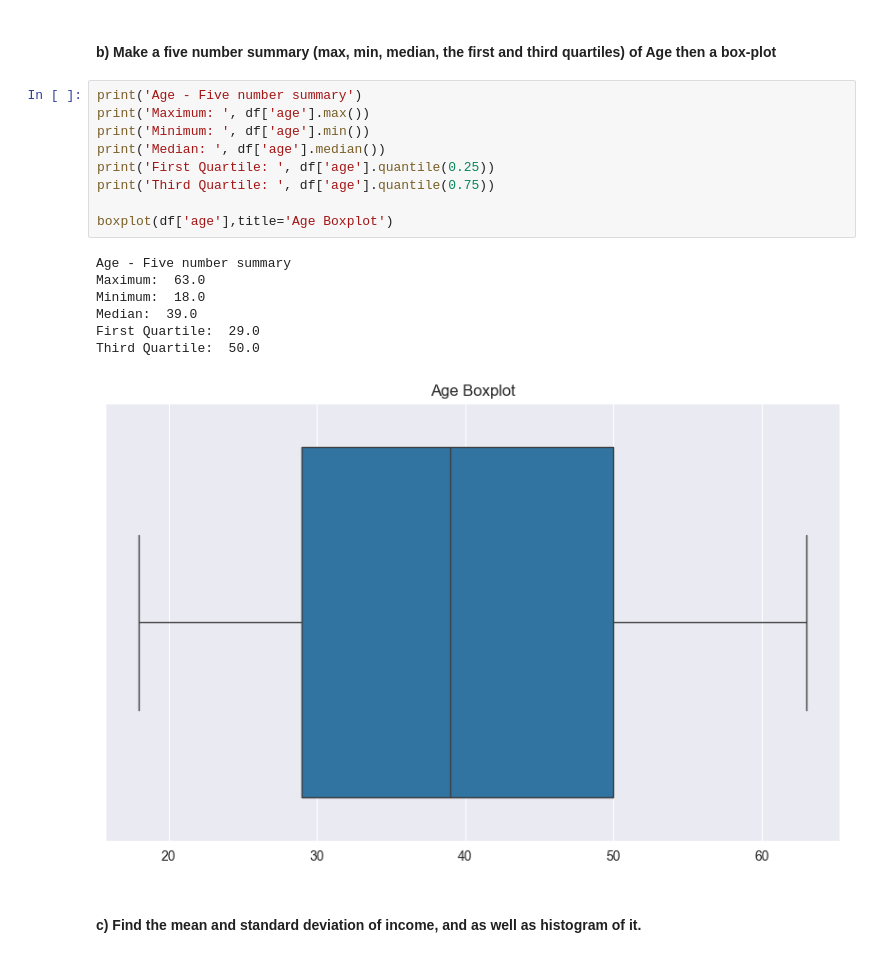
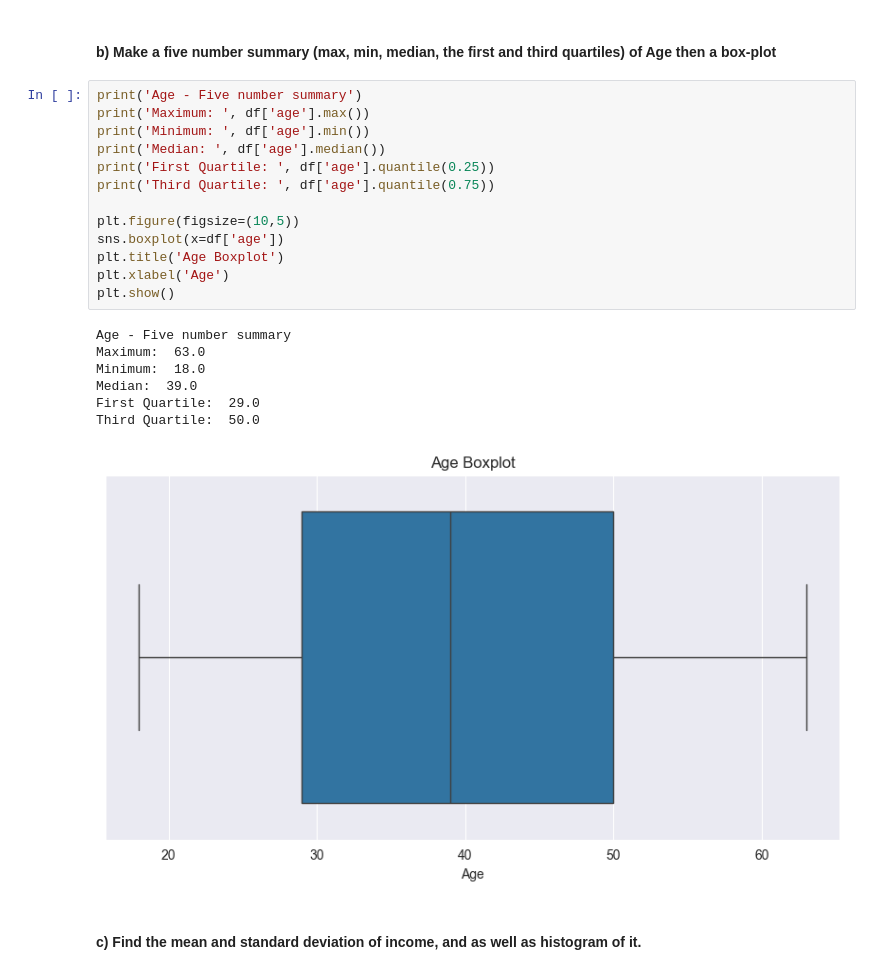
Before and after one commit to JotaN98/MScDataScience_AI, a Jupyter notebook: Statistics/Lab_stats_pt1.ipynb, the cells around one changed output. Drawn from its saved outputs; the diff is of its cells as text.

```diff
--- a/Statistics/Lab_stats_pt1.ipynb
+++ b/Statistics/Lab_stats_pt1.ipynb
@@ -67,20 +84,24 @@ pie([etn_white,etn_asian,etn_indian,etn_african,etn_other],['White','Asian','Ind
 # %%
 print('Age - Five number summary')
 print('Maximum: ', df['age'].max())
 print('Minimum: ', df['age'].min())
 print('Median: ', df['age'].median())
 print('First Quartile: ', df['age'].quantile(0.25))
 print('Third Quartile: ', df['age'].quantile(0.75))
 
-boxplot(df['age'],title='Age Boxplot')
+plt.figure(figsize=(10,5))
+sns.boxplot(x=df['age'])
+plt.title('Age Boxplot')
+plt.xlabel('Age')
+plt.show()
 # %% [output]
 Age - Five number summary
 Maximum:  63.0
 Minimum:  18.0
 Median:  39.0
 First Quartile:  29.0
 Third Quartile:  50.0
-[figure, old version]
+[figure, new version]
 # %% [markdown]
 #### c) Find the mean and standard deviation of income, and as well as histogram of it.
 # %%
```
Also changed, not shown: parts of 13 cells of this notebook, 1 other file.
